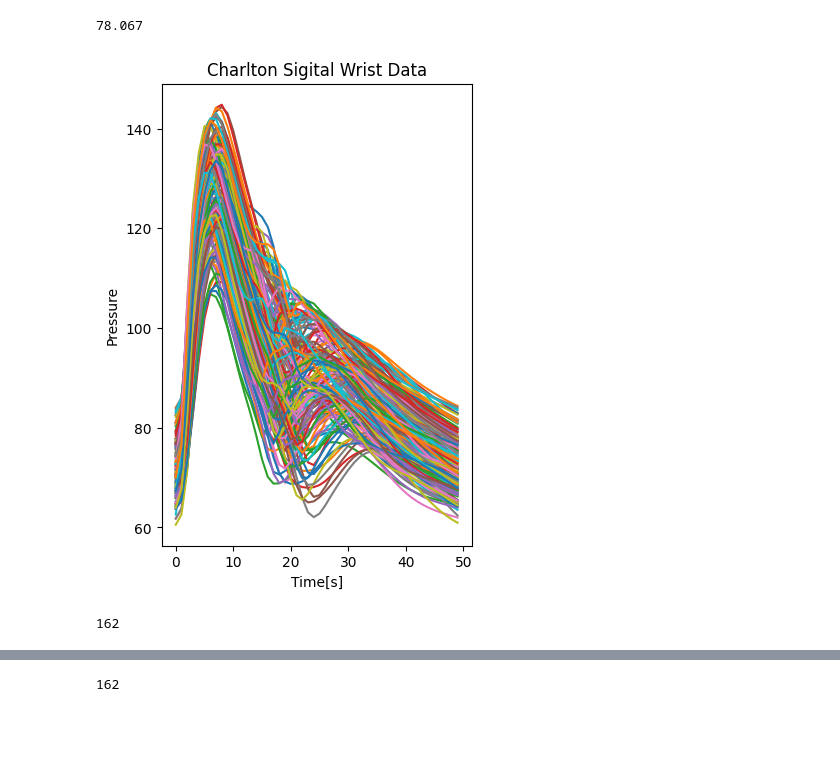
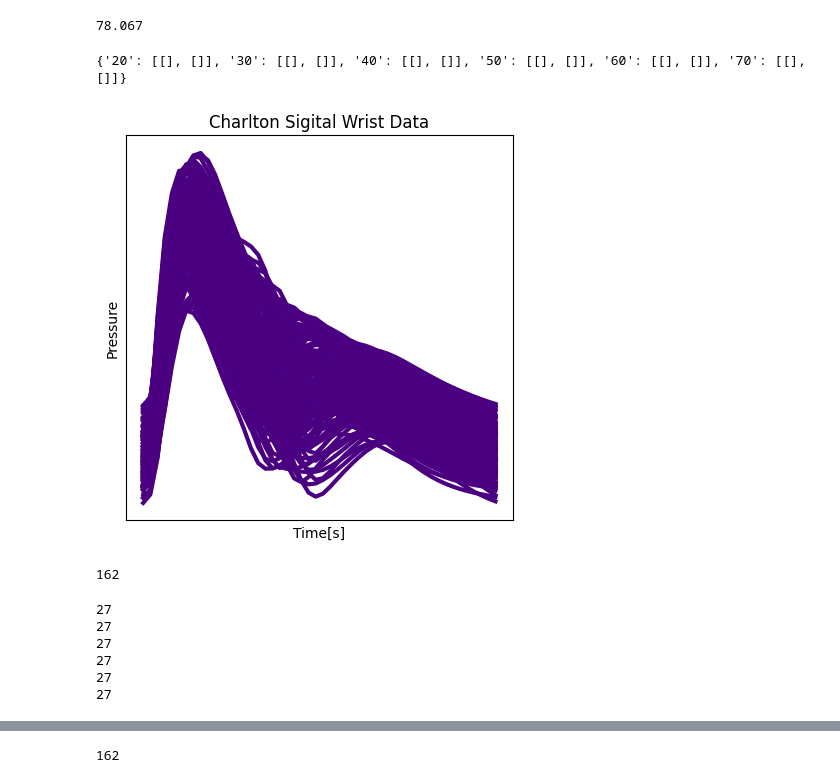
Before and after one commit to danielle34/summer24-lab, a Jupyter notebook: charlton_testings.ipynb, the cells around one changed output, grey strips where cells are left out. Drawn from its saved outputs; the diff is of its cells as text; code cells hidden in the pictures; blank space fills up the shorter version.

```diff
--- a/charlton_testings.ipynb
+++ b/charlton_testings.ipynb
@@ -24,41 +25,68 @@ print(participants_dps_csv_data.get(" dbp [mmHg]")[4])
 78.067
 # %%
 charlton_point_dbp = [[],[]]
+plt.figure(figsize=(5, 5))
+plt.rcParams['figure.figsize'] = [5, 5]
+
+
+
+
+dict_people_ages = {}
+
+for i in range(20,80,10):
+    dict_people_ages[str(i)] = [[],[]]
+
+print(dict_people_ages)
 
 # will track age,dbp values
 charlton_set_seen_duplicates =set()
 
 Charlton_dataset_csv = "/Users/cslinxs/Desktop/all_weeks/Charlton_dataset_csv"
 for files in os.listdir(Charlton_dataset_csv):
     if "_P.Csv" in files.title() and "Digital" in files.title():
         body_part = files.title().split("_")[1]
         function = files.title().split("_")[2]
         participants_csv_data = pd.read_csv(Charlton_dataset_csv+"/"+files)
 
-        plt.figure(figsize=(4, 6))
-        for i in range(len(participants_csv_data)): #len(participants_csv_data)
+        #plt.figure(figsize=(4, 5))
+        for i in range(len(participants_csv_data)):
             resampled_y = signal.resample(participants_csv_data.iloc[i][1:].dropna(), 50)
             if True in list(np.isnan(resampled_y)):
                 print("??",i)
                 # There is a false
 
             else:
                 indivuals_set = (participants_dps_csv_data.get(" age [years]")[i],participants_dps_csv_data.get(" dbp [mmHg]")[i],participants_dps_csv_data.get(" pvr [Pa s/m^3]")[i])
                 if not(indivuals_set in charlton_set_seen_duplicates):
                     charlton_point_dbp[0].append(resampled_y)
                     charlton_point_dbp[1].append(participants_dps_csv_data.get(" dbp [mmHg]")[i])
-                    plt.plot(resampled_y)
+                    plt.plot(resampled_y,linewidth=3.0, color="indigo" )
                     charlton_set_seen_duplicates.add(indivuals_set)
+                    dict_people_ages[str((indivuals_set[0]//10)*10)][0].append(resampled_y)
+                    dict_people_ages[str((indivuals_set[0]//10)*10)][1].append(participants_dps_csv_data.get(" dbp [mmHg]")[i])
         plt.title(f"Charlton Sigital Wrist Data")
 
 
         plt.xlabel("Time[s]")
         plt.ylabel("Pressure")
+        plt.xticks([])
+        plt.yticks([])
         plt.show()
 print(len(charlton_set_seen_duplicates))
 # %% [output]
+{'20': [[], []], '30': [[], []], '40': [[], []], '50': [[], []], '60': [[], []], '70': [[], []]}
-[figure, old version]
+[figure, new version]
-162
+162
+# %%
+for i in dict_people_ages:
+    print(len(dict_people_ages[i]))
+# %% [output]
+27
+27
+27
+27
+27
+27
 # %%
 
 participants_dps_csv_data = pd.read_csv("/Users/cslinxs/Desktop/all_weeks/pwdb_model_configs.csv")
```
Also changed, not shown: parts of 3 cells of this notebook, 1 other file.
